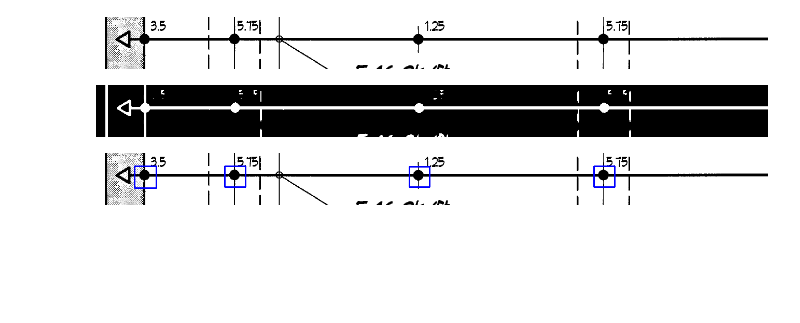
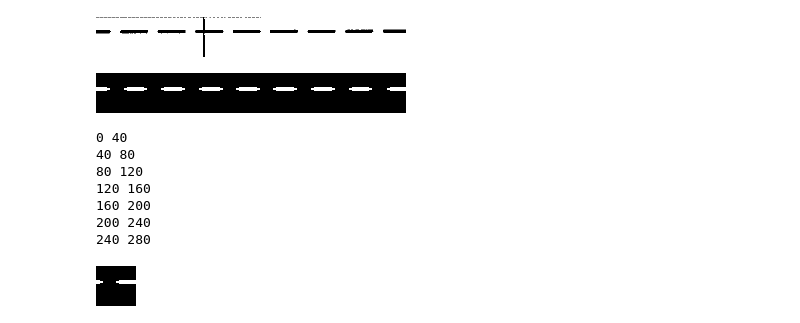
Before and after one commit to mostafa-netizen/Sadidul-Islam-Analysis, a Jupyter notebook: analysis/line_features_dots.ipynb, the cells around one changed output. Cells and saved outputs as stored; diff of their text form; code cells hidden in the pictures; blank space fills up the shorter version.

Commit message:
Working on beam based tendon area detection

```diff
--- a/analysis/line_features_dots.ipynb
+++ b/analysis/line_features_dots.ipynb
@@ -5,6 +5,7 @@ from PIL import Image
 import cv2
 
 img = cv2.imread("/home/sadid/PycharmProjects/sgs-drawing-analysis/data/miliennium_garage/original4.png")
+img = cv2.rotate(img, cv2.ROTATE_90_CLOCKWISE)
 height, width = img.shape[:2]
 tiles = tile_image(img)
 # tile = img[1000:2000, 2500:4000].copy()
@@ -26,14 +27,14 @@ raw_lines = detect_lines_global(erode)
 vis = tile.copy()
 img_crop = None
 for i, (x1, y1, x2, y2) in enumerate(raw_lines):
-    if i != 1:
+    if i != 0:
         continue
     print(f"({x1}, {y1}), ({x2}, {y2})")
     cv2.line(vis, (x1, y1), (x2, y2), (0, 255, 0), 2)
     cv2.putText(vis, f"{i}", (x1, y1), cv2.FONT_HERSHEY_SIMPLEX, 1, (0, 255, 0), 2)
     cv2.rectangle(vis, (x1-100, y1+50), (x2+100, y2-50), (0, 0, 255), 2)
 
-    img_crop = tile[y1-50:y2+50, x1-100:x2+100]
+    img_crop = tile[y1-20:y2+20, x1-100:x2+100]
     break
 
 Image.fromarray(vis)
@@ -83,20 +84,41 @@ Image.fromarray(template_gray)
 # %%
 Image.fromarray(img_gray)
 # %% [output]
-[figure, old version]
+[figure, new version]
 # %%
 
 img_gray = remove_noise(img_gray)
 Image.fromarray(img_gray)
 # %% [output]
-[figure, old version]
+[figure, new version]
 # %%
-from ocr.post_tension_tendons import detect_line_features
+from ocr.line_detector import find_template_location
 
-features = detect_line_features(source_img=img_crop)
-img_copy = img_crop.copy()
-for (x1, y1, x2, y2) in features:
-    cv2.rectangle(img_copy, (x1, y1), (x2, y2), (0, 0, 255), 2)
-Image.fromarray(img_copy)
+start=0.1
+stop=3.0
+num=20
+
+crop_length = 40
+vis = img_crop.copy()
+image_vis = []
+for i in range(int(img_gray.shape[1]/crop_length)):
+    xe1, xe2 = (i*crop_length), (i+1)*crop_length
+    print(xe1, xe2)
+    image_vis.append(img_gray[0:40, xe1:xe2])
+    score, bbox = find_template_location(img_gray[0:40, xe1:xe2], template_img, start=start, stop=stop, num=num)
+    if score is not None:
+        (x1, y1, x2, y2) = bbox
+        cv2.rectangle(vis, (x1, y1), (x2, y2), (0, 255, 0), 2)
+    else:
+        print(score, bbox)
+
+Image.fromarray(image_vis[3])
 # %% [output]
+0 40
+40 80
+80 120
+120 160
+160 200
+200 240
+240 280
-[figure, old version]
+[figure, new version]
```
Also changed, not shown: parts of 6 cells of this notebook, 7 other files.
